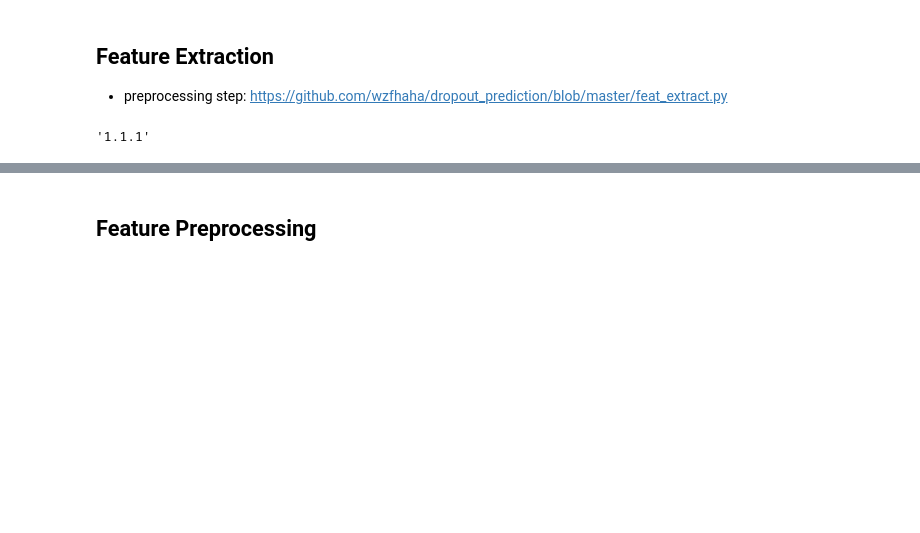
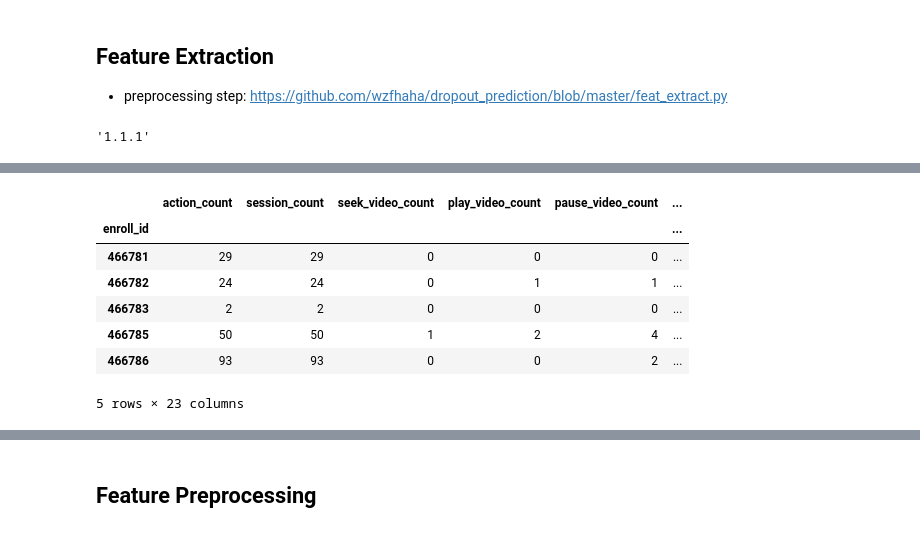
Before and after one commit to rambasnet/PredictingMOOCDropouts, a Jupyter notebook: Predicting-MOOC-Dropouts.ipynb, the cells around one changed output, grey strips where cells are left out. Drawn from its saved outputs; the diff is of its cells as text; code cells hidden in the pictures; blank space fills up the shorter version.

```diff
--- a/Predicting-MOOC-Dropouts.ipynb
+++ b/Predicting-MOOC-Dropouts.ipynb
@@ -92,0 +254,11 @@ all_num.loc[train_enroll].to_csv(os.path.join(path, 'train_features.csv'))
+# %%
+user_action_count.tail()
+# %% [output]
+|  | action_count | session_count | seek_video_count | play_video_count | pause_video_count | ... |
+| enroll_id |  |  |  |  |  | ... |
+| 466781 | 29 | 29 | 0 | 0 | 0 | ... |
+| 466782 | 24 | 24 | 0 | 1 | 1 | ... |
+| 466783 | 2 | 2 | 0 | 0 | 0 | ... |
+| 466785 | 50 | 50 | 1 | 2 | 4 | ... |
+| 466786 | 93 | 93 | 0 | 0 | 2 | ... |
+5 rows × 23 columns
```
Also changed, not shown: parts of 80 cells of this notebook.
